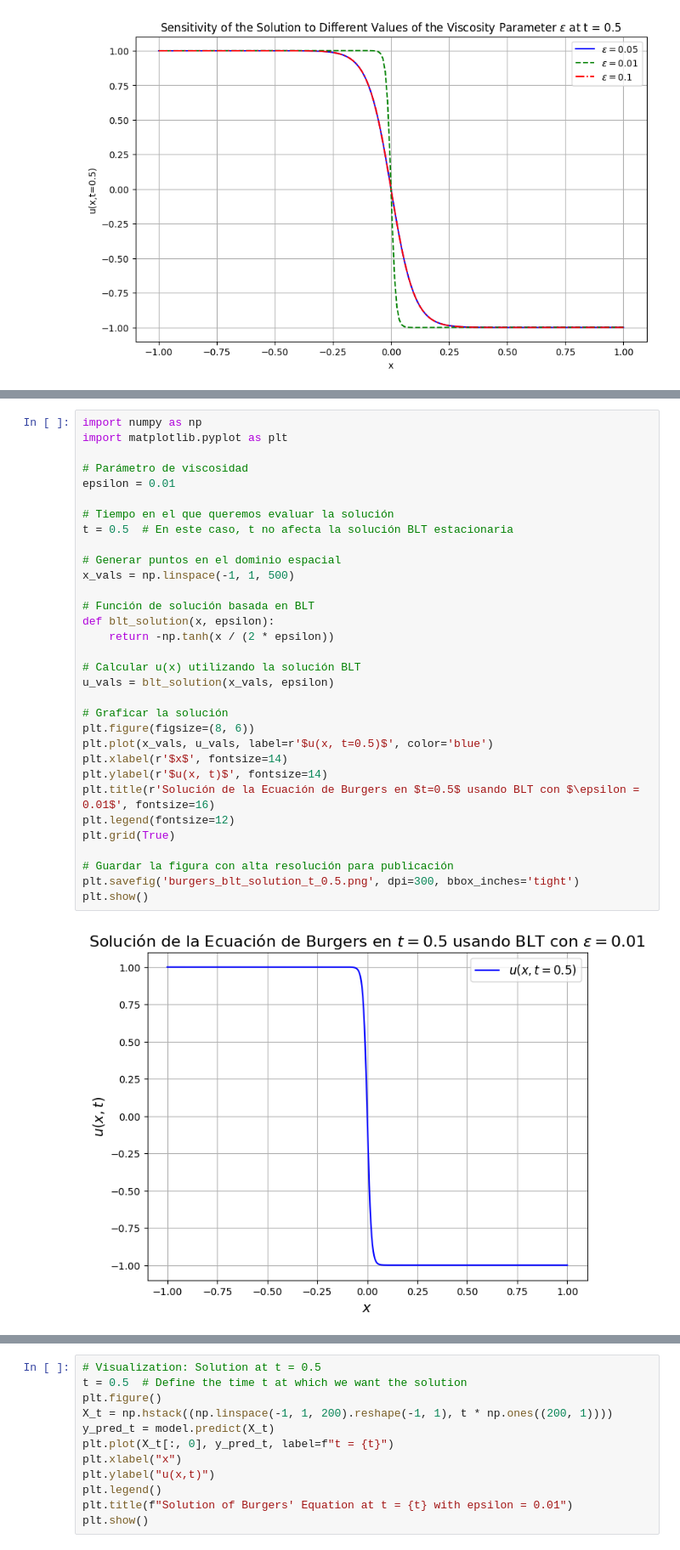
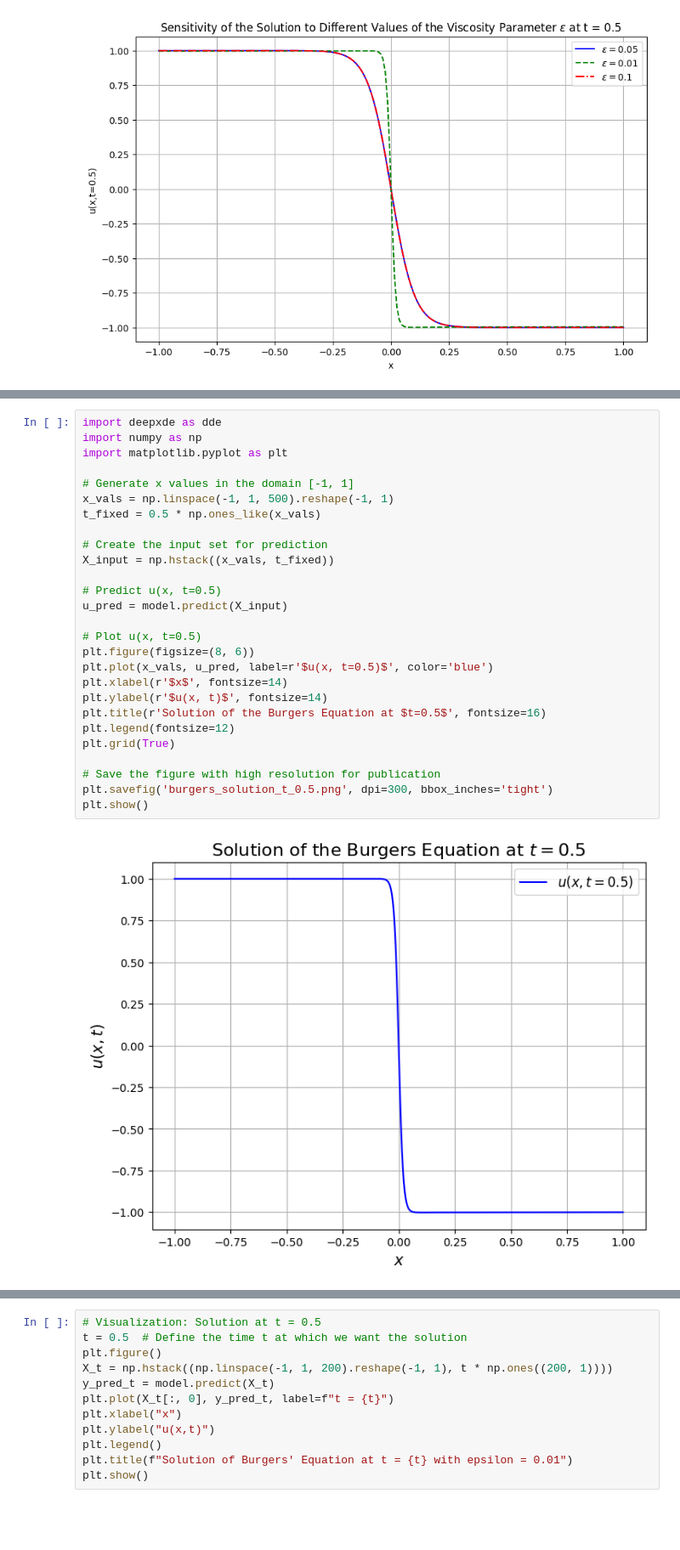
Before and after one commit to Ruben474/HybridBLTPINNs, a Jupyter notebook: solucionburgersredesneuronales.ipynb, the cells around one changed output, grey strips where cells are left out. Shown at 85% size. Cells and saved outputs as stored; diff of their text form; blank space fills up the shorter version.

```diff
--- a/solucionburgersredesneuronales.ipynb
+++ b/solucionburgersredesneuronales.ipynb
@@ -2083,34 +2186,29 @@ file_path_tanh
 # %%
+import deepxde as dde
 import numpy as np
 import matplotlib.pyplot as plt
 
-# Parámetro de viscosidad
-epsilon = 0.01
+# Generate x values in the domain [-1, 1]
+x_vals = np.linspace(-1, 1, 500).reshape(-1, 1)
+t_fixed = 0.5 * np.ones_like(x_vals)
 
-# Tiempo en el que queremos evaluar la solución
-t = 0.5  # En este caso, t no afecta la solución BLT estacionaria
+# Create the input set for prediction
+X_input = np.hstack((x_vals, t_fixed))
 
-# Generar puntos en el dominio espacial
-x_vals = np.linspace(-1, 1, 500)
+# Predict u(x, t=0.5)
+u_pred = model.predict(X_input)
 
-# Función de solución basada en BLT
-def blt_solution(x, epsilon):
-    return -np.tanh(x / (2 * epsilon))
-
-# Calcular u(x) utilizando la solución BLT
-u_vals = blt_solution(x_vals, epsilon)
-
-# Graficar la solución
+# Plot u(x, t=0.5)
 plt.figure(figsize=(8, 6))
-plt.plot(x_vals, u_vals, label=r'$u(x, t=0.5)$', color='blue')
+plt.plot(x_vals, u_pred, label=r'$u(x, t=0.5)$', color='blue')
 plt.xlabel(r'$x$', fontsize=14)
 plt.ylabel(r'$u(x, t)$', fontsize=14)
-plt.title(r'Solución de la Ecuación de Burgers en $t=0.5$ usando BLT con $\epsilon = 0.01$', fontsize=16)
+plt.title(r'Solution of the Burgers Equation at $t=0.5$', fontsize=16)
 plt.legend(fontsize=12)
 plt.grid(True)
 
-# Guardar la figura con alta resolución para publicación
-plt.savefig('burgers_blt_solution_t_0.5.png', dpi=300, bbox_inches='tight')
+# Save the figure with high resolution for publication
+plt.savefig('burgers_solution_t_0.5.png', dpi=300, bbox_inches='tight')
 plt.show()
 # %% [output]
-[figure, old version]
+[figure, new version]
```
Also changed, not shown: parts of 59 cells of this notebook.
